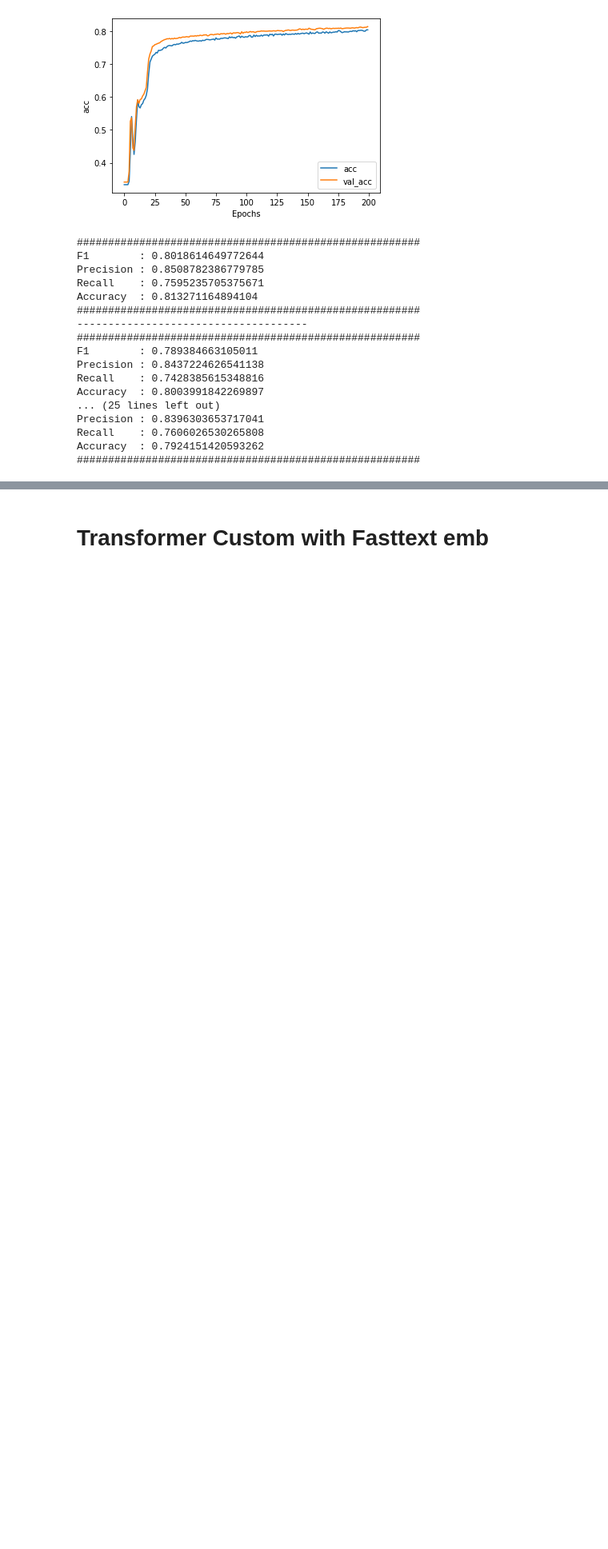
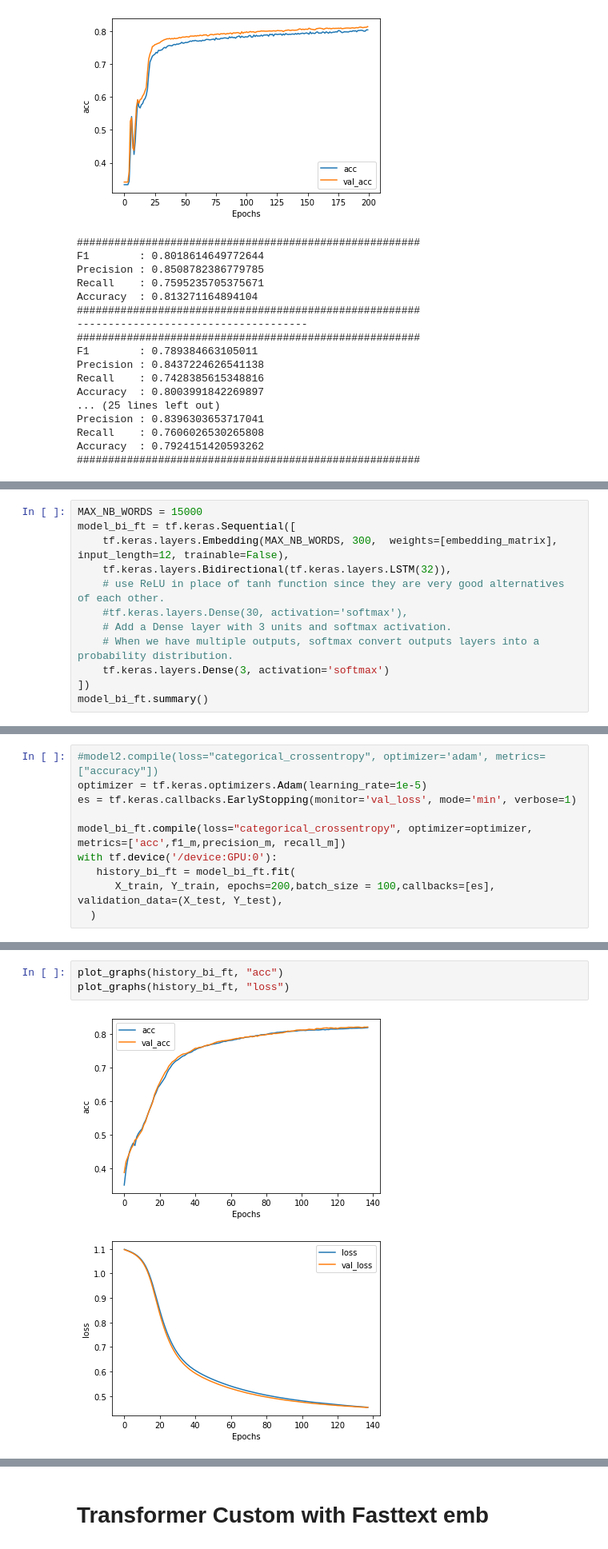
Before and after one commit to ishandas387/Language-Model-For-Odia, a Jupyter notebook: LSTM_&_Transformer_Language_model_Odia.ipynb, the cells around one changed output, grey strips where cells are left out. Shown at 80% size. Saved outputs shown, nothing was run; the diff lists cells and outputs as text; blank space fills up the shorter version.

```diff
--- a/LSTM_&_Transformer_Language_model_Odia.ipynb
+++ b/LSTM_&_Transformer_Language_model_Odia.ipynb
@@ -1625,0 +1559,12 @@ Accuracy  : 0.7924151420593262
+# %%
+MAX_NB_WORDS = 15000
+model_bi_ft = tf.keras.Sequential([
+    tf.keras.layers.Embedding(MAX_NB_WORDS, 300,  weights=[embedding_matrix], input_length=12, trainable=False),
+    tf.keras.layers.Bidirectional(tf.keras.layers.LSTM(32)),
+    # use ReLU in place of tanh function since they are very good alternatives of each other.
+    #tf.keras.layers.Dense(30, activation='softmax'),
+    # Add a Dense layer with 3 units and softmax activation.
+    # When we have multiple outputs, softmax convert outputs layers into a probability distribution.
+    tf.keras.layers.Dense(3, activation='softmax')
+])
+model_bi_ft.summary()
@@ -1625,0 +1586,10 @@ Accuracy  : 0.7924151420593262
+# %%
+#model2.compile(loss="categorical_crossentropy", optimizer='adam', metrics=["accuracy"])
+optimizer = tf.keras.optimizers.Adam(learning_rate=1e-5)
+es = tf.keras.callbacks.EarlyStopping(monitor='val_loss', mode='min', verbose=1)
+
+model_bi_ft.compile(loss="categorical_crossentropy", optimizer=optimizer, metrics=['acc',f1_m,precision_m, recall_m])
+with tf.device('/device:GPU:0'):
+   history_bi_ft = model_bi_ft.fit(
+      X_train, Y_train, epochs=200,batch_size = 100,callbacks=[es], validation_data=(X_test, Y_test),
+  )
@@ -1625,0 +1614,6 @@ Accuracy  : 0.7924151420593262
+# %%
+plot_graphs(history_bi_ft, "acc")
+plot_graphs(history_bi_ft, "loss")
+# %% [output]
+[figure, added]
+[figure, added]
```
Also changed, not shown: parts of 38 cells of this notebook.
